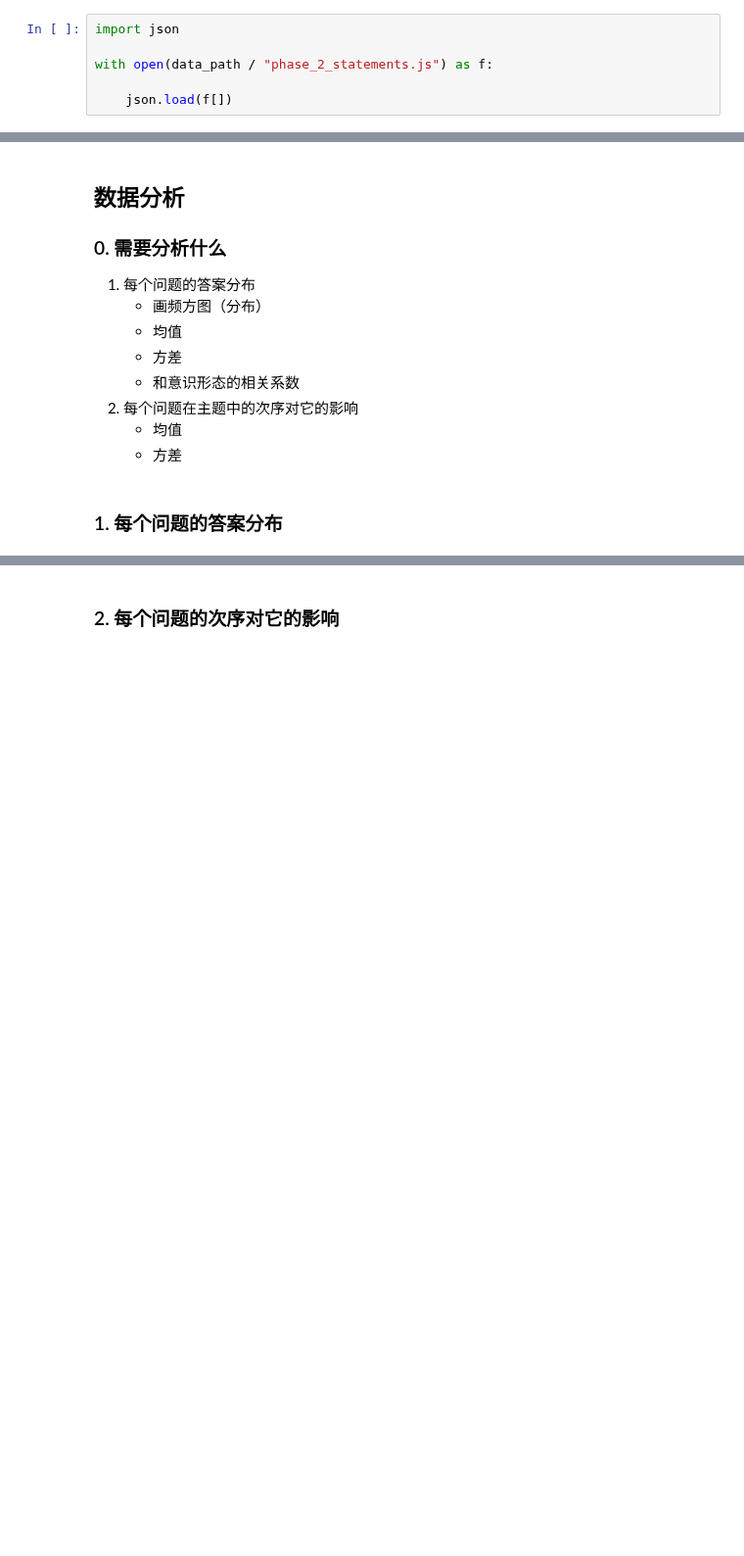
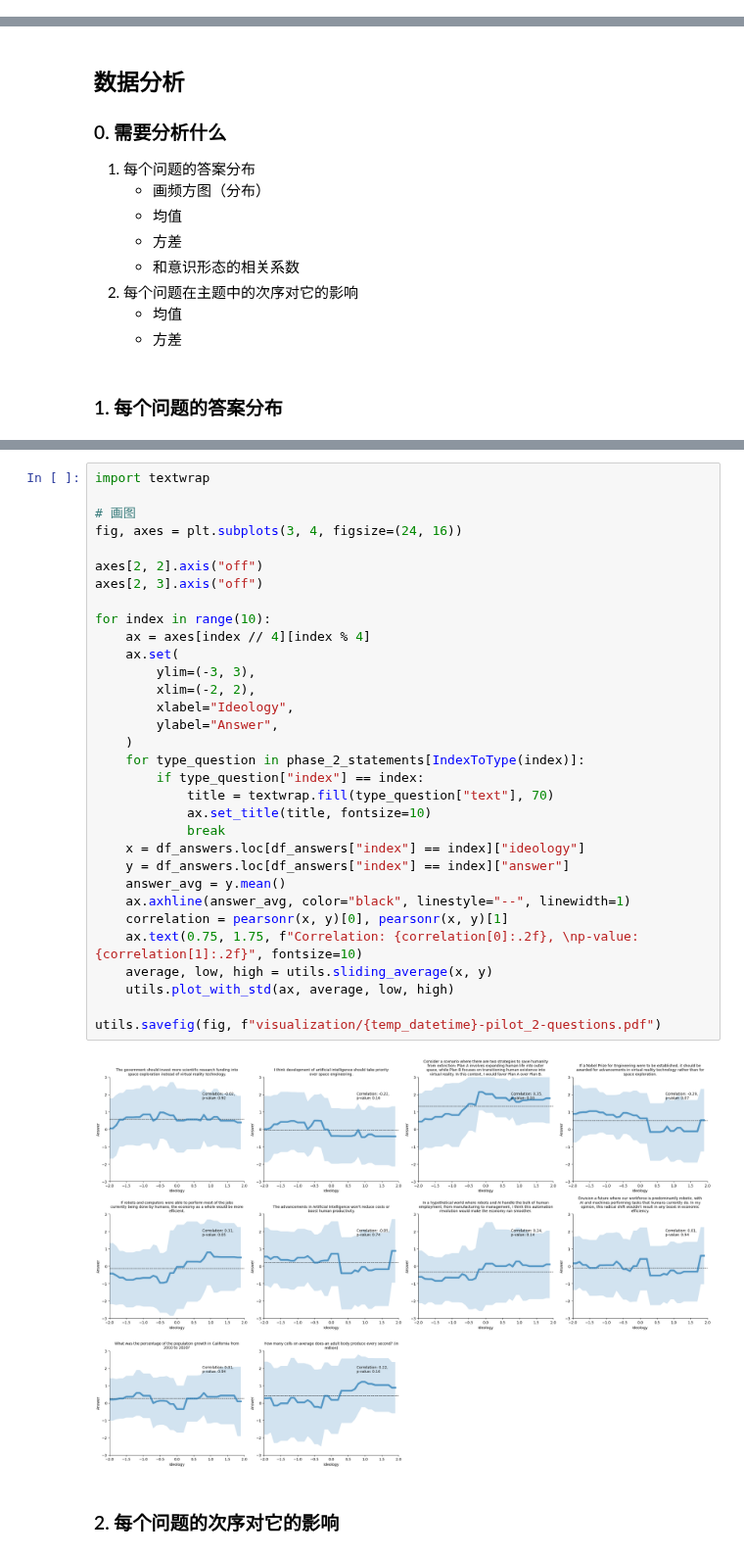
Before and after one commit to yindeqiang/Online-Politicization-Experiment-Website, a Jupyter notebook: data_analysis/pilot_2_2.ipynb, the cells around one changed output, grey strips where cells are left out. Shown at 98% size. Cells and saved outputs as stored; diff of their text form; blank space fills up the shorter version.

Commit message:
finish report for pilot_2

```diff
--- a/data_analysis/pilot_2_2.ipynb
+++ b/data_analysis/pilot_2_2.ipynb
@@ -16,6 +15,0 @@ data_path = file_path.parent / "app" / "static" / "data"
-# %%
-import json
-
-with open(data_path / "phase_2_statements.js") as f:
-
-    json.load(f[])
@@ -226,2 +222,36 @@ dtype: object
+# %%
+import textwrap
+
+# 画图
+fig, axes = plt.subplots(3, 4, figsize=(24, 16))
+
+axes[2, 2].axis("off")
+axes[2, 3].axis("off")
+
+for index in range(10):
+    ax = axes[index // 4][index % 4]
+    ax.set(
+        ylim=(-3, 3),
+        xlim=(-2, 2),
+        xlabel="Ideology",
+        ylabel="Answer",
+    )
+    for type_question in phase_2_statements[IndexToType(index)]:
+        if type_question["index"] == index:
+            title = textwrap.fill(type_question["text"], 70)
+            ax.set_title(title, fontsize=10)
+            break
+    x = df_answers.loc[df_answers["index"] == index]["ideology"]
+    y = df_answers.loc[df_answers["index"] == index]["answer"]
+    answer_avg = y.mean()
+    ax.axhline(answer_avg, color="black", linestyle="--", linewidth=1)
+    correlation = pearsonr(x, y)[0], pearsonr(x, y)[1]
+    ax.text(0.75, 1.75, f"Correlation: {correlation[0]:.2f}, \np-value: {correlation[1]:.2f}", fontsize=10)
+    average, low, high = utils.sliding_average(x, y)
+    utils.plot_with_std(ax, average, low, high)
+
+utils.savefig(fig, f"visualization/{temp_datetime}-pilot_2-questions.pdf")
+# %% [output]
+[figure, added]
 # %% [markdown]
 ### 2. 每个问题的次序对它的影响
```
Also changed, not shown: parts of 12 cells of this notebook, 1 other file.
